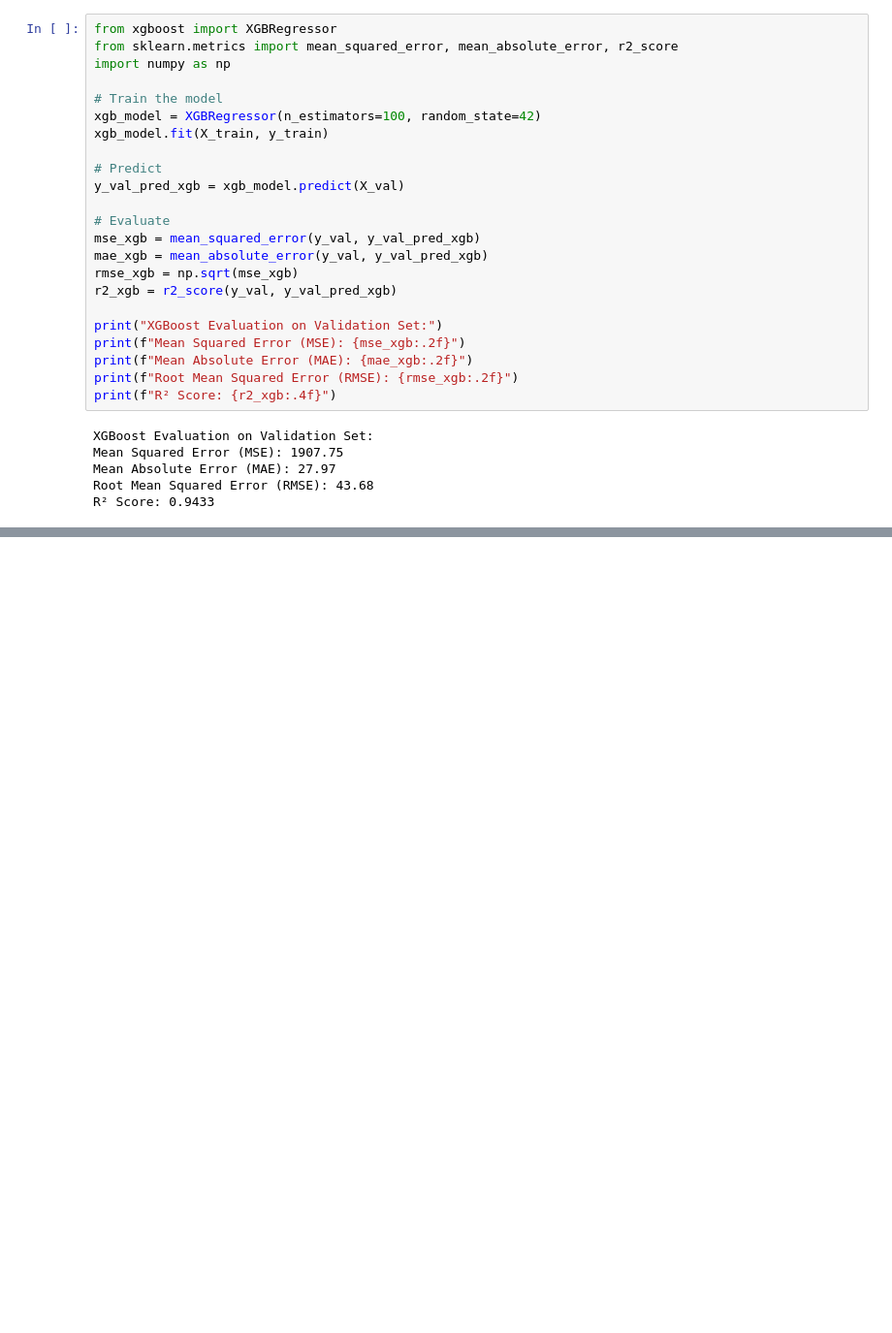
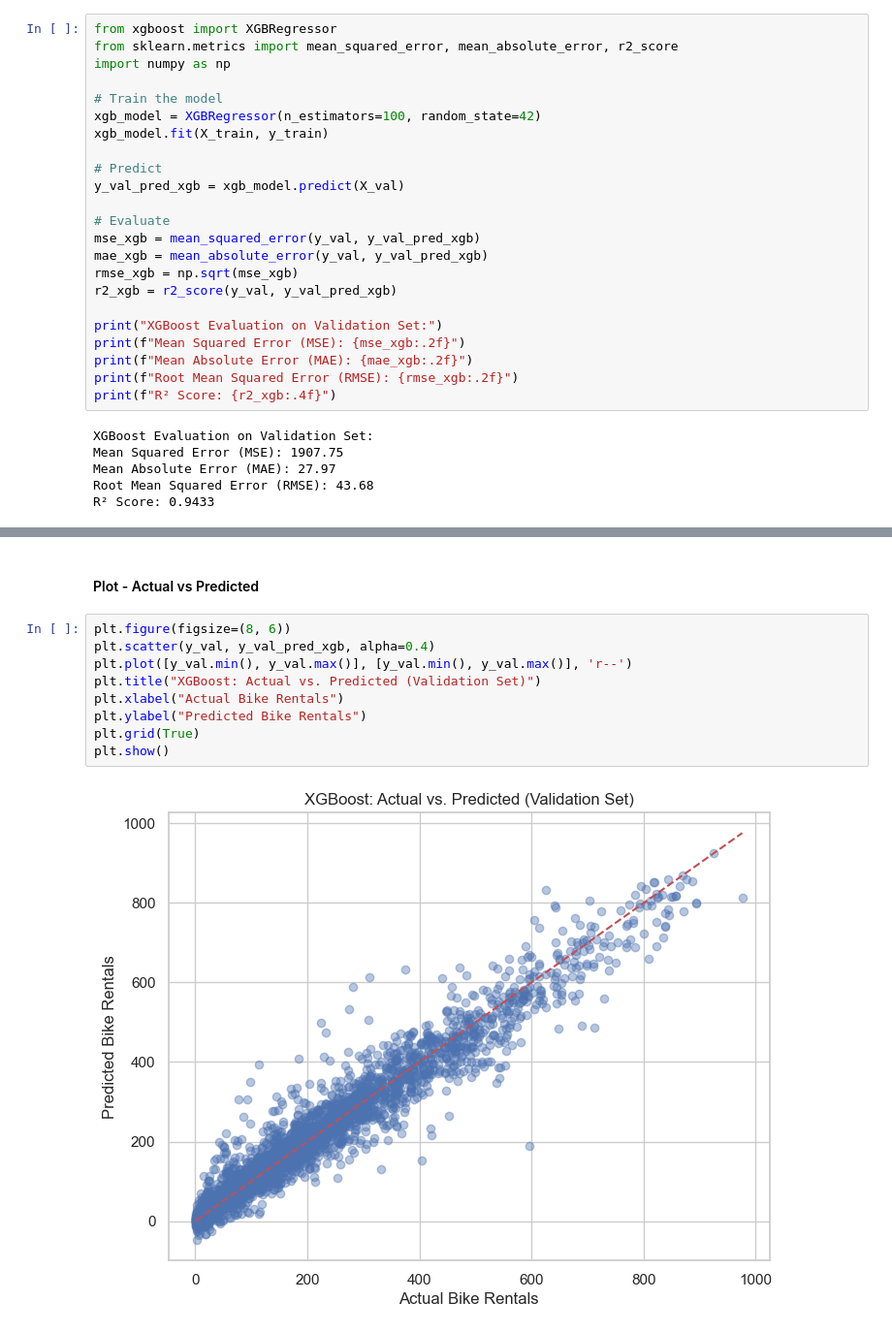
Before and after one commit to sofiagzzloz/ML-fundamentals-2025, a Jupyter notebook: assignmentII/assignment_2_sofia_gonzalez.ipynb, the cells around one changed output, grey strips where cells are left out. Shown at 97% size. Drawn from its saved outputs; the diff is of its cells as text; blank space fills up the shorter version.

```diff
--- a/assignmentII/assignment_2_sofia_gonzalez.ipynb
+++ b/assignmentII/assignment_2_sofia_gonzalez.ipynb
@@ -572,0 +581,13 @@ R² Score: 0.9433
+# %% [markdown]
+#### Plot - Actual vs Predicted
+# %%
+plt.figure(figsize=(8, 6))
+plt.scatter(y_val, y_val_pred_xgb, alpha=0.4)
+plt.plot([y_val.min(), y_val.max()], [y_val.min(), y_val.max()], 'r--')
+plt.title("XGBoost: Actual vs. Predicted (Validation Set)")
+plt.xlabel("Actual Bike Rentals")
+plt.ylabel("Predicted Bike Rentals")
+plt.grid(True)
+plt.show()
+# %% [output]
+[figure, added]
```
Also changed, not shown: parts of 8 cells of this notebook.
